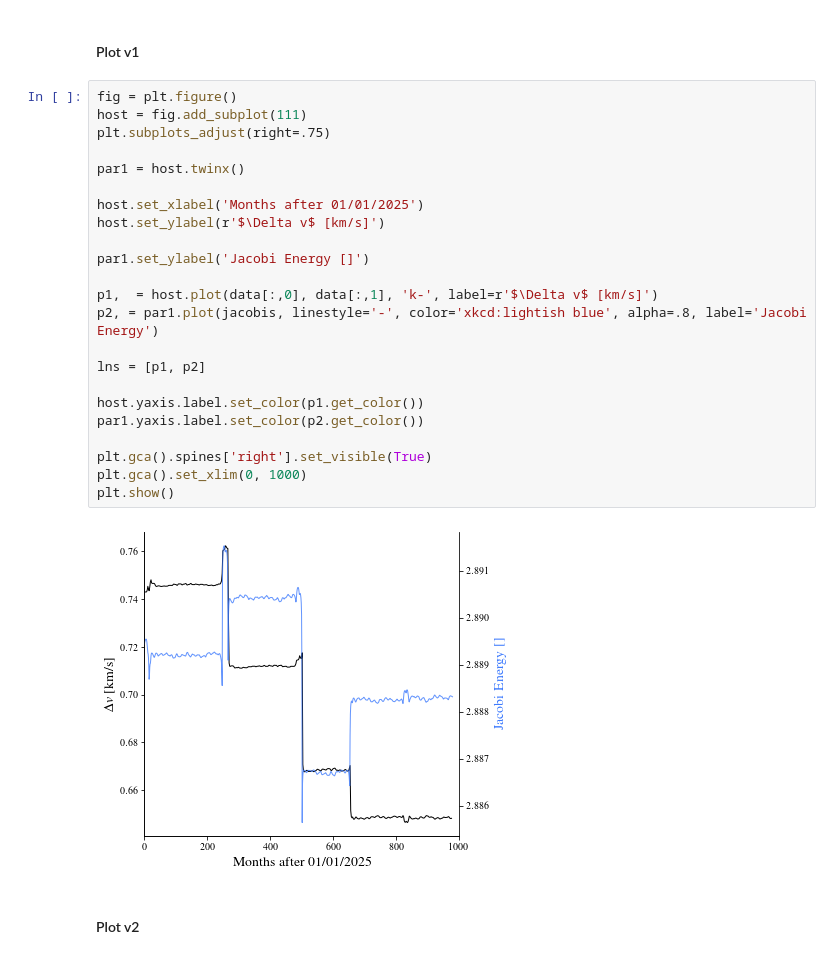
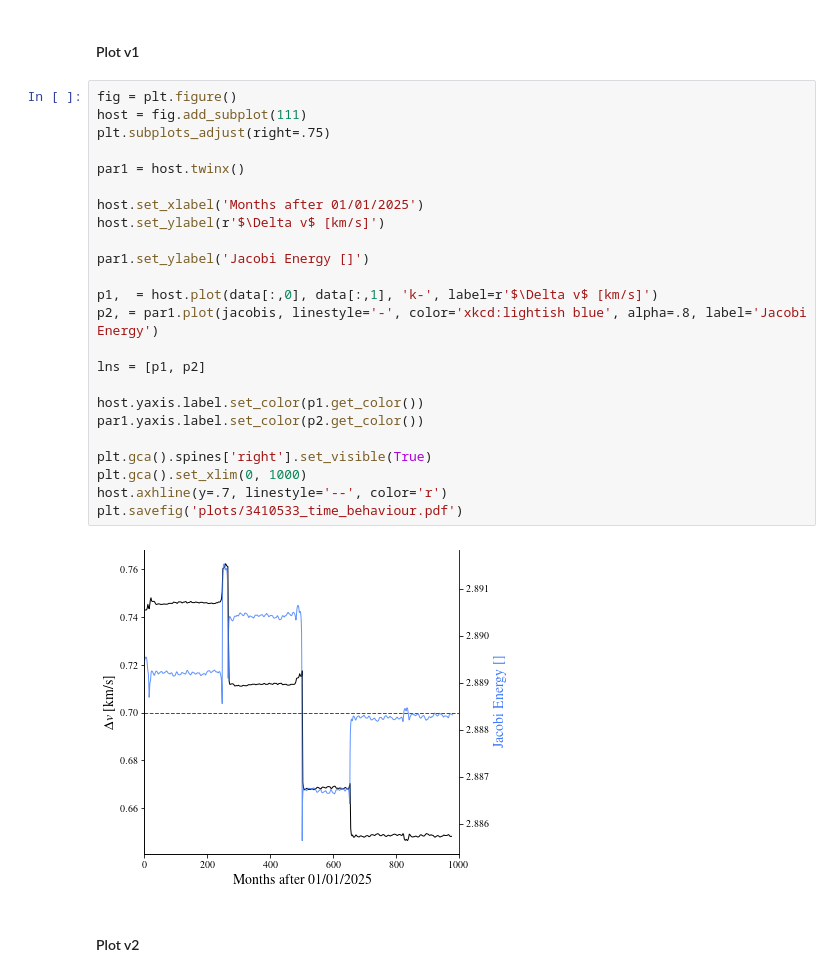
Before and after one commit to tylerjackoliver/Fortran-Asteroid-Retrieval-Toolkit, a Jupyter notebook: figures/make_plots.ipynb, the cells around one changed output. Saved outputs shown, nothing was run; the diff lists cells and outputs as text.

```diff
--- a/figures/make_plots.ipynb
+++ b/figures/make_plots.ipynb
@@ -177,28 +182,29 @@ jacobis = 1/a + 2.0 * np.sqrt(a * (1-OEs[:,1] * np.cos(OEs[:,2])))
 # %%
 fig = plt.figure()
 host = fig.add_subplot(111)
 plt.subplots_adjust(right=.75)
 
 par1 = host.twinx()
 
 host.set_xlabel('Months after 01/01/2025')
 host.set_ylabel(r'$\Delta v$ [km/s]')
 
 par1.set_ylabel('Jacobi Energy []')
 
 p1,  = host.plot(data[:,0], data[:,1], 'k-', label=r'$\Delta v$ [km/s]')
 p2, = par1.plot(jacobis, linestyle='-', color='xkcd:lightish blue', alpha=.8, label='Jacobi Energy')
 
 lns = [p1, p2]
 
 host.yaxis.label.set_color(p1.get_color())
 par1.yaxis.label.set_color(p2.get_color())
 
 plt.gca().spines['right'].set_visible(True)
 plt.gca().set_xlim(0, 1000)
-plt.show()
+host.axhline(y=.7, linestyle='--', color='r')
+plt.savefig('plots/3410533_time_behaviour.pdf')
 # %% [output]
-[figure, old version]
+[figure, new version]
 # %% [markdown]
 #### Plot v2
 # %%
```
Also changed, not shown: parts of 45 cells of this notebook.
